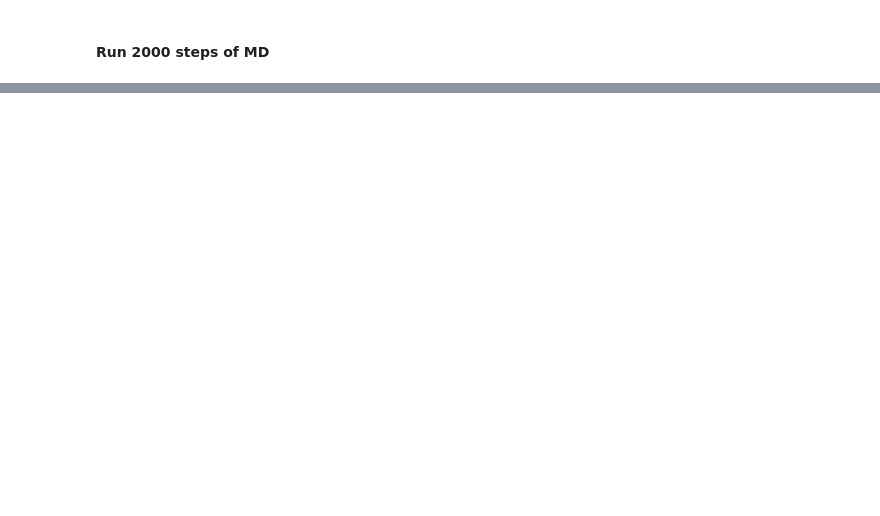
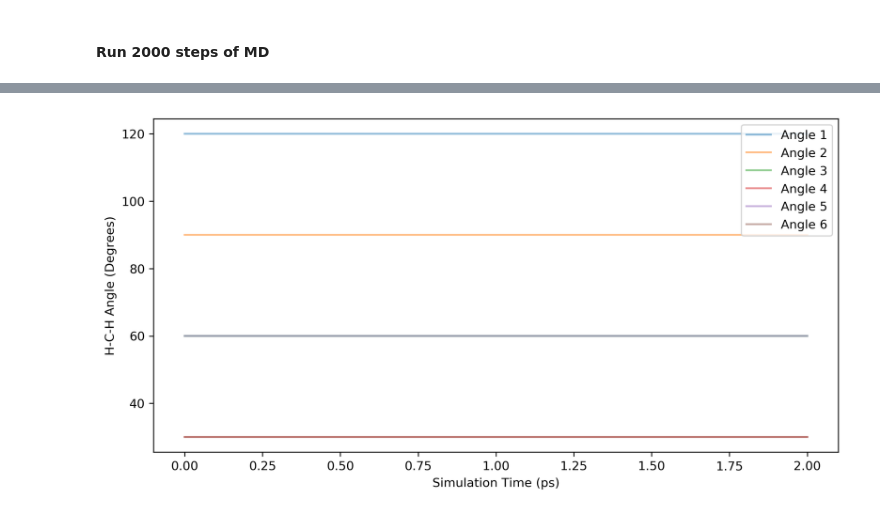
Before and after one commit to isayev/ASE_ANI, a Jupyter notebook: examples/ensemble_molecular_dynamics.ipynb, the cells around one changed output, grey strips where cells are left out. Drawn from its saved outputs; the diff is of its cells as text; code cells hidden in the pictures; blank space fills up the shorter version.

```diff
--- a/examples/ensemble_molecular_dynamics.ipynb
+++ b/examples/ensemble_molecular_dynamics.ipynb
@@ -106,0 +247,18 @@ Energy per atom: Epot = -525.930eV  Ekin = 0.021eV (T=166K)  Etot = -525.908eV
+# %%
+fig = plt.figure(figsize=(10,5),dpi=300)
+plt.plot(CHHang[:,0]/1000,57.2958*CHHang[:,1],label="Angle 1",alpha=0.5)
+plt.plot(CHHang[:,0]/1000,57.2958*CHHang[:,2],label="Angle 2",alpha=0.5)
+plt.plot(CHHang[:,0]/1000,57.2958*CHHang[:,3],label="Angle 3",alpha=0.5)
+plt.plot(CHHang[:,0]/1000,57.2958*CHHang[:,4],label="Angle 4",alpha=0.5)
+plt.plot(CHHang[:,0]/1000,57.2958*CHHang[:,5],label="Angle 5",alpha=0.5)
+plt.plot(CHHang[:,0]/1000,57.2958*CHHang[:,6],label="Angle 6",alpha=0.5)
+
+#plt.hlines(57.2958*eqangl,0,(CHHang[:,0]/1000).max(),linestyle='--',zorder=100)
+
+plt.legend()
+
+plt.xlabel("Simulation Time (ps)")
+plt.ylabel(r"H-C-H Angle (Degrees)")
+plt.show()
+# %% [output]
+[figure, added]
```
Also changed, not shown: parts of 26 cells of this notebook, 11 other files.
